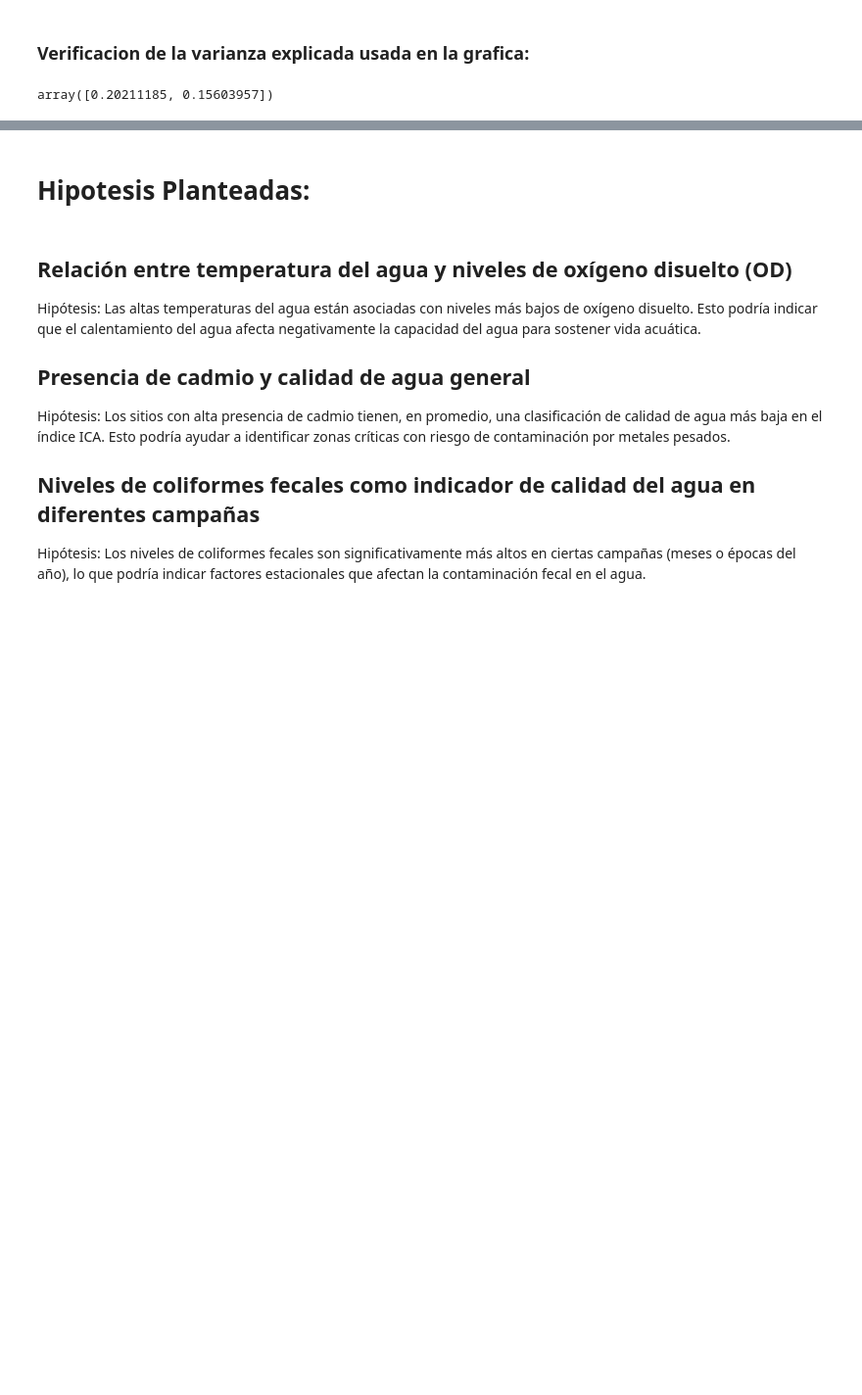
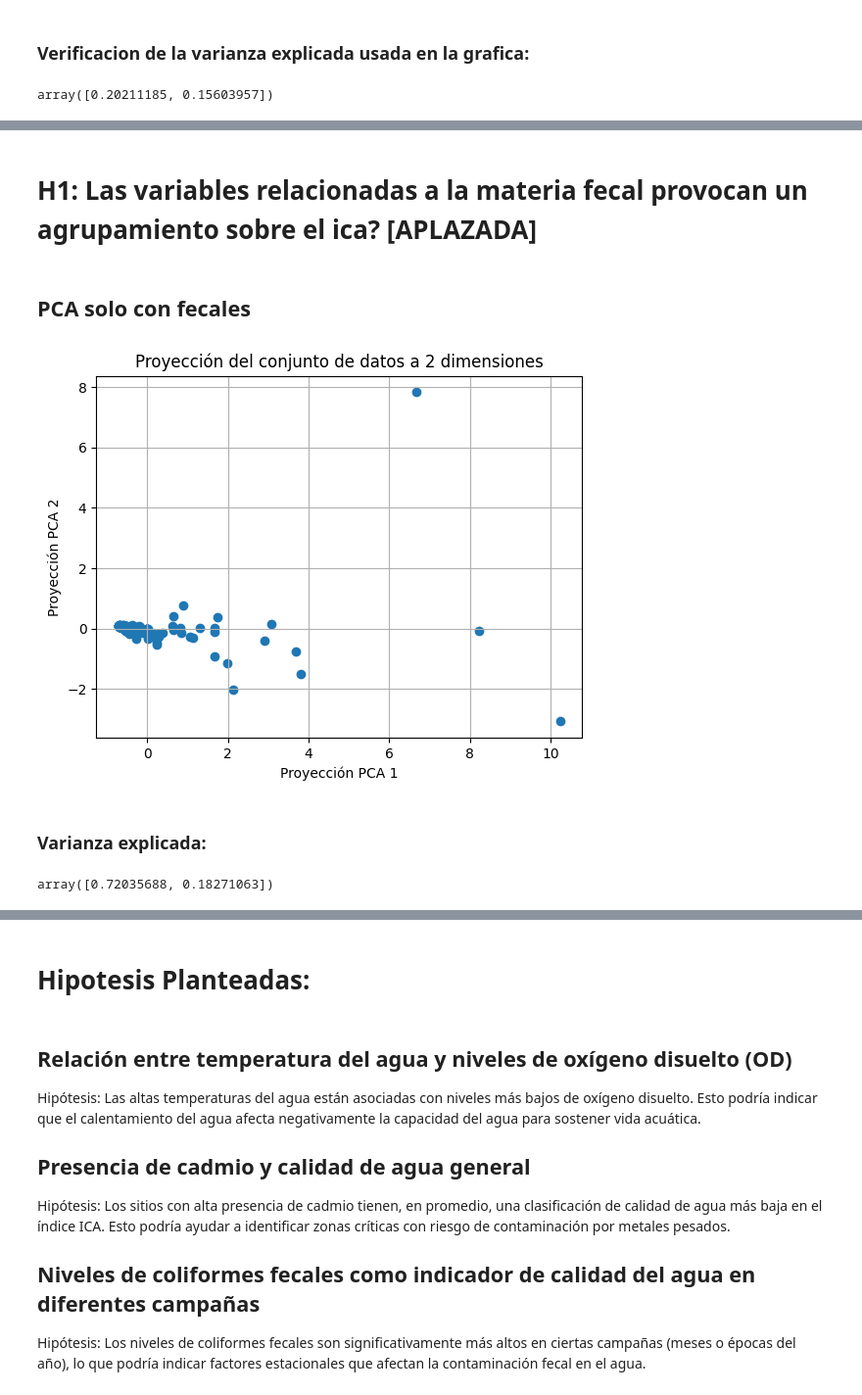
Before and after one commit to SOAgustin/PracticaEspecial, a Jupyter notebook: PracticoEspecial.ipynb, the cells around one changed output, grey strips where cells are left out. Shown: that part at 98% size. Saved outputs shown, nothing was run; the diff lists cells and outputs as text; code cells hidden in the pictures; blank space fills up the shorter version.

```diff
--- a/PracticoEspecial.ipynb
+++ b/PracticoEspecial.ipynb
@@ -2239,0 +2275,30 @@ Cluster 3:
+# %% [markdown]
+# H1: Las variables relacionadas a la materia fecal provocan un agrupamiento sobre el ica? [APLAZADA]
+# %% [markdown]
+## PCA solo con fecales
+# %%
+import pandas as pd
+import matplotlib.pyplot as plt
+
+rd_fecales = rd_copia_Continuas_a_estandarizar.drop(columns=['tem_aire', 'tem_agua', 'od', 'ph', 'nitrato_mg_l', 'nh4_mg_l', 'p_total_l_mg_l', 'fosf_ortofos_mg_l', 'dbo_mg_l', 'dqo_mg_l', 'turbiedad_ntu', 'cr_total_mg_l', 'clorofila_a_ug_l', 'microcistina_ug_l'])
+
+rd_scaled_Materia_fecal = scaler.fit_transform(rd_fecales)
+
+# Ahora aplicamos PCA a los datos estandarizados
+pca = PCA(n_components=2)
+rd_pca = pca.fit_transform(rd_scaled_Materia_fecal)
+# graficamos los datos
+plt.scatter(rd_pca[:,0], rd_pca[:,1])
+plt.grid(True)
+plt.xlabel('Proyección PCA 1')
+plt.ylabel('Proyección PCA 2')
+plt.title('Proyección del conjunto de datos a 2 dimensiones')
+plt.show()
+# %% [output]
+[figure, added]
+# %% [markdown]
+### Varianza explicada:
+# %%
+pca.explained_variance_ratio_
+# %% [output]
+array([0.72035688, 0.18271063])
```
Also changed, not shown: parts of 44 cells of this notebook.
